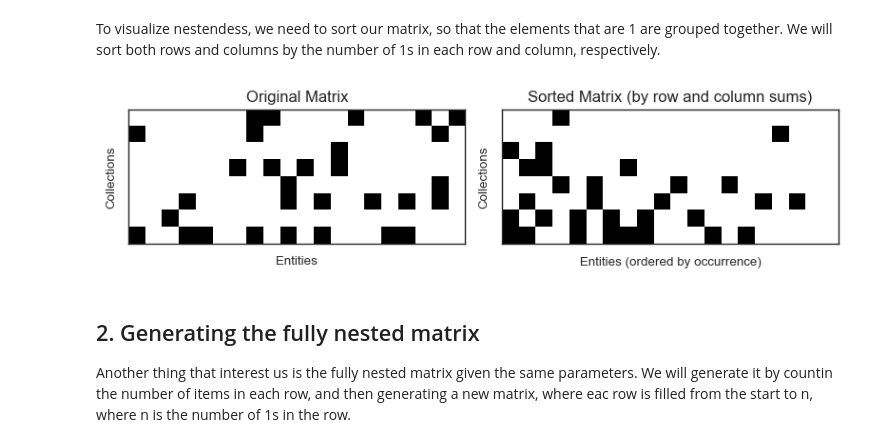
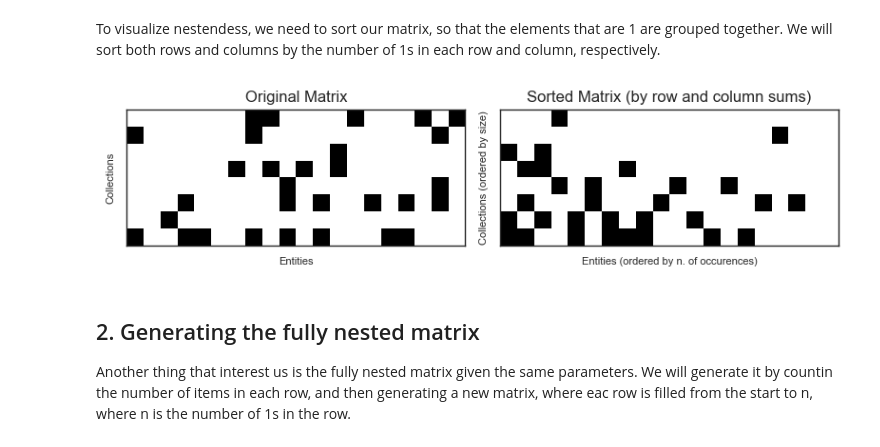
Before and after one commit to alexeykosh/2025-nestedness-project, a Jupyter notebook: nestendess-examples.ipynb, the cells around one changed output. Saved outputs shown, nothing was run; the diff lists cells and outputs as text; code cells hidden in the pictures.

```diff
--- a/nestendess-examples.ipynb
+++ b/nestendess-examples.ipynb
@@ -30,29 +30,29 @@ def sort_matrix(M):
 # %%
 # plot original and sorted matrix with matplotlib
 
 fig, ax = plt.subplots(1, 2, figsize=(8, 4))
 
 ax[0].imshow(data, cmap='Greys', interpolation='nearest')
 ax[0].set_title('Original Matrix', fontsize=12)
 # remove ticks
 ax[0].set_xticks([])
 ax[0].set_yticks([])
-ax[0].set_ylabel('Collections')
-ax[0].set_xlabel('Entities')
+ax[0].set_ylabel('Collections', fontsize=8)
+ax[0].set_xlabel('Entities', fontsize=8)
 
 # apllying the sorting function
 ax[1].imshow(sort_matrix(data), cmap='Greys', interpolation='nearest')
 ax[1].set_title('Sorted Matrix (by row and column sums)', fontsize=12)
 # remove ticks
 ax[1].set_xticks([])
 ax[1].set_yticks([])
-ax[1].set_ylabel('Collections')
-ax[1].set_xlabel('Entities (ordered by occurrence)')
+ax[1].set_ylabel('Collections (ordered by size)', fontsize=8)
+ax[1].set_xlabel('Entities (ordered by n. of occurences)', fontsize=8)
 
 plt.tight_layout()
 plt.show()
 # %% [output]
-[figure, old version]
+[figure, new version]
 # %% [markdown]
 ## 2. Generating the fully nested matrix
 
```
